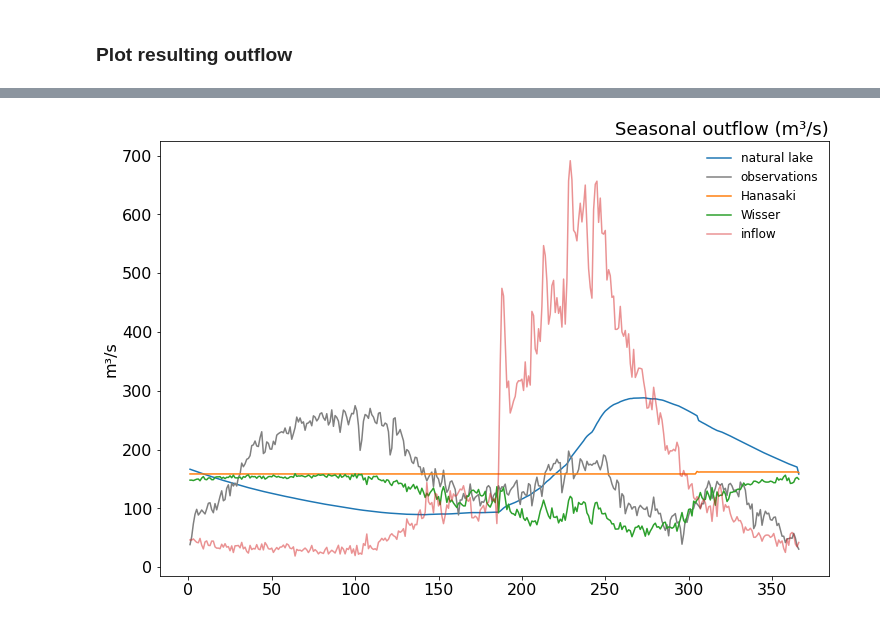
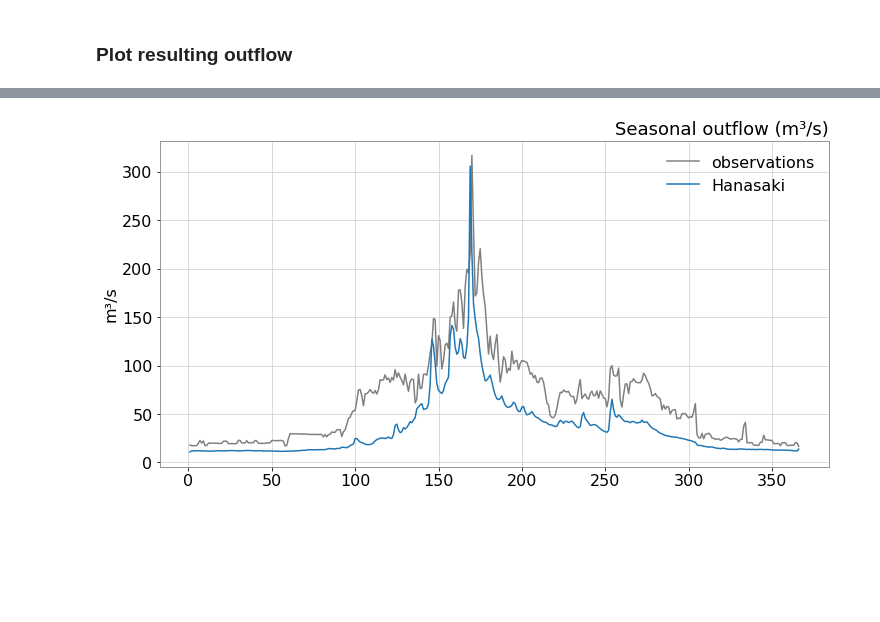
Before and after one commit to ShervanGharari/lake_models_python, a Jupyter notebook: Hanasaki/Hanasaki_Inne.ipynb, the cells around one changed output, grey strips where cells are left out. Saved outputs shown, nothing was run; the diff lists cells and outputs as text; code cells hidden in the pictures; blank space fills up the shorter version.

```diff
--- a/Hanasaki/Hanasaki_Inne.ipynb
+++ b/Hanasaki/Hanasaki_Inne.ipynb
@@ -55,6 +56,11 @@ mean_inflow = inflow.mean() # (m³/s)
 mean_inflow_monthly = inflow.groupby([inflow.index.month]).mean() # to adjust for seasonal cycle (m³/s)
 
 # total annual inflow
-mean_inflow_total = inflow.mean()* secprday * 365 #[m³/yr]
+mean_inflow_yearly = mean_inflow_monthly.mean() # m³/s
 
-c = max_storage/mean_inflow_total # if c>0.5 : large reservoir, if c < 0.5: "whitin-a-year" reservoir, if c = 0, reservoir is "run-of-the-river"
+c = max_storage/(mean_inflow_yearly * secprday * 365) #[m³/yr] # if c>0.5 : large reservoir, if c < 0.5: "whitin-a-year" reservoir, if c = 0, reservoir is "run-of-the-river"
+
+print('reservoir = '+reservoir_name)
+print("purpose = "+purpose)
+print("c = %.2f" %c)
+print("mean annual inflow = %.0f m³/s" %mean_inflow_yearly)
@@ -69,10 +72,15 @@ irrigation
 # %%
 # irrigation demand - leave out for now.
 # monthly irrigation demand to the reservoir
-demand_irrig_monthly = 0 # [m³/s]
+demand_irrig_monthly = np.zeros(12) # [m³/s]
+#demand_irrig_monthly = np.array([0,0,0,50,50,50,50,50,0,0,0,0,])
+
+if reservoir_name == "Bhumiboi": demand_irrig_monthly = np.array([0,150,200,250,200,75,50,50,20,0,30,0])
+if reservoir_name == "Sirikit" : demand_irrig_monthly = np.array([0,50,100,200,100,50,20,50,10,10,0,0])
+
 
 # mean annual irrigation demand to reservoir (calculated based on last 20 years (Biemans) or 5 years (Droppers et al.)
-demand_irrig_annual = 0 # [m³/s] also possible to include domestic and industrial demand.
+demand_irrig_annual = np.mean(demand_irrig_monthly) # [m³/s] also possible to include domestic and industrial demand.
 # %%
 # constants for Hanasaki parametrisation
 
@@ -83,7 +91,7 @@ alpha = 0.85 # nondimensional constant
 # only important for meeting irrgation demands
 # Hanasaki uses 0.5, later studies use 0.1 Biemans et al., 2011; Voisin et al., 2013 to avoid excessive releases and increasing irrigation water availability
 # Droppers et al calculated erf seperately
-erf_factor = 0.1
+erf_factor = 0.9 # 0.1
 # %% [markdown]
 ### Determine start operational year
 when monthly inflow < annual average inflow, i.e. start of the release period.
@@ -92,8 +100,8 @@ tbd how to determine this within MizuRoute or take as a parameter for each reser
 I think not way to go, would require to have this info for each reservoir
 # %%
 # extract one hydrological year - this can be done more efficiently
-inds_recharge = (mean_inflow_monthly>mean_inflow) # recharge months
-inds_release = (mean_inflow_monthly<mean_inflow) # release months
+inds_recharge = (mean_inflow_monthly>mean_inflow_yearly) # recharge months
+inds_release = (mean_inflow_monthly<mean_inflow_yearly) # release months
 
 ind_first_recharge = np.where(inds_recharge.cumsum()==1)[0].item()
 ind_first_release = inds_release[ind_first_recharge:].cumsum()==1
@@ -103,7 +111,7 @@ start_month = ind_first_release[ind_first_release == True].index.item()
 # reconfigure input year to operational years
 
 start_date = str(inflow.index.year[0])+'-'+str(start_month)+'-01'
-inflow = inflow[start_date:]
+#inflow = inflow[start_date:]
 
 print(start_date)
 # %% [output]
@@ -302,16 +319,17 @@ plt.legend(['natual lake', 'observations','Hanasaki', 'Wisser']);
 # %%
-fig, axs = plt.subplots(1,1,figsize=(12,8))
+fig, axs = plt.subplots(1,1,figsize=(12,6))
 
 ## determine start of operational year for each calendar year
 # when monthly inflow drops below average annual inflow
-plt.plot(release_monthly_lake.groupby(release_monthly_lake.index.dayofyear).mean())
-plt.plot(outflow_obs[start_date:].groupby(release_monthly_lake.index.dayofyear).mean(), color='gray')
-plt.plot(release_monthly.groupby(release_monthly_lake.index.dayofyear).mean())
-plt.plot(release_monthly_wisser.groupby(release_monthly_lake.index.dayofyear).mean())
+plt.plot(outflow_obs.groupby(release_monthly_lake.index.dayofyear).mean(), color='gray', label="observations")
+plt.plot(release_monthly.groupby(release_monthly_lake.index.dayofyear).mean(), label="Hanasaki")
+#plt.plot(release_monthly_wisser.groupby(release_monthly_lake.index.dayofyear).mean(), label="Wisser")
+#plt.plot(release_monthly_lake.groupby(release_monthly_lake.index.dayofyear).mean(), label="Döll")
 
-plt.plot(inflow.groupby(release_monthly_lake.index.dayofyear).mean(), alpha=0.5)
 plt.ylabel('m³/s')
 plt.title('Seasonal outflow (m³/s)', loc='right')
-plt.legend(['natural lake', 'observations','Hanasaki','Wisser', 'inflow']);
+plt.plot()
+plt.legend();
+plt.grid()
 # %% [output]
-[figure, old version]
+[figure, new version]
```
Also changed, not shown: parts of 18 cells of this notebook.
